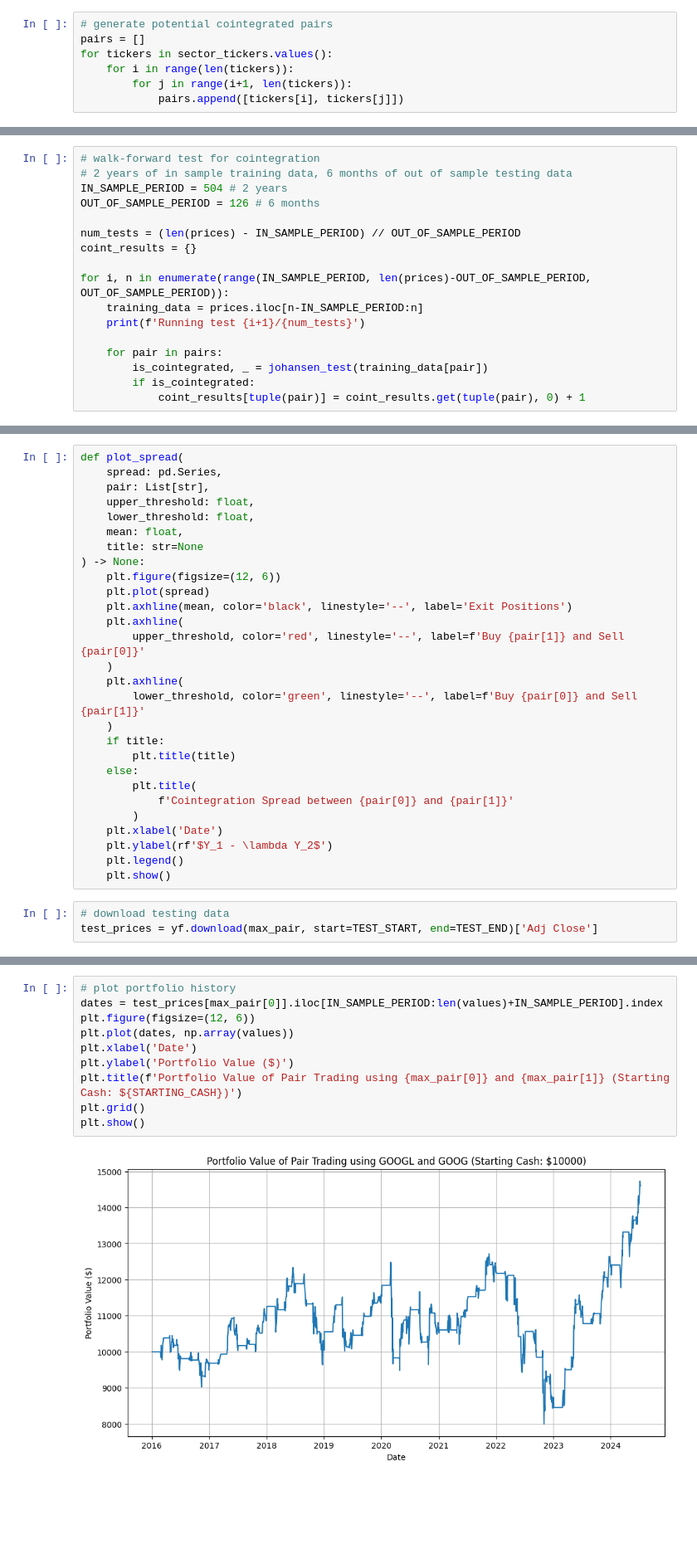
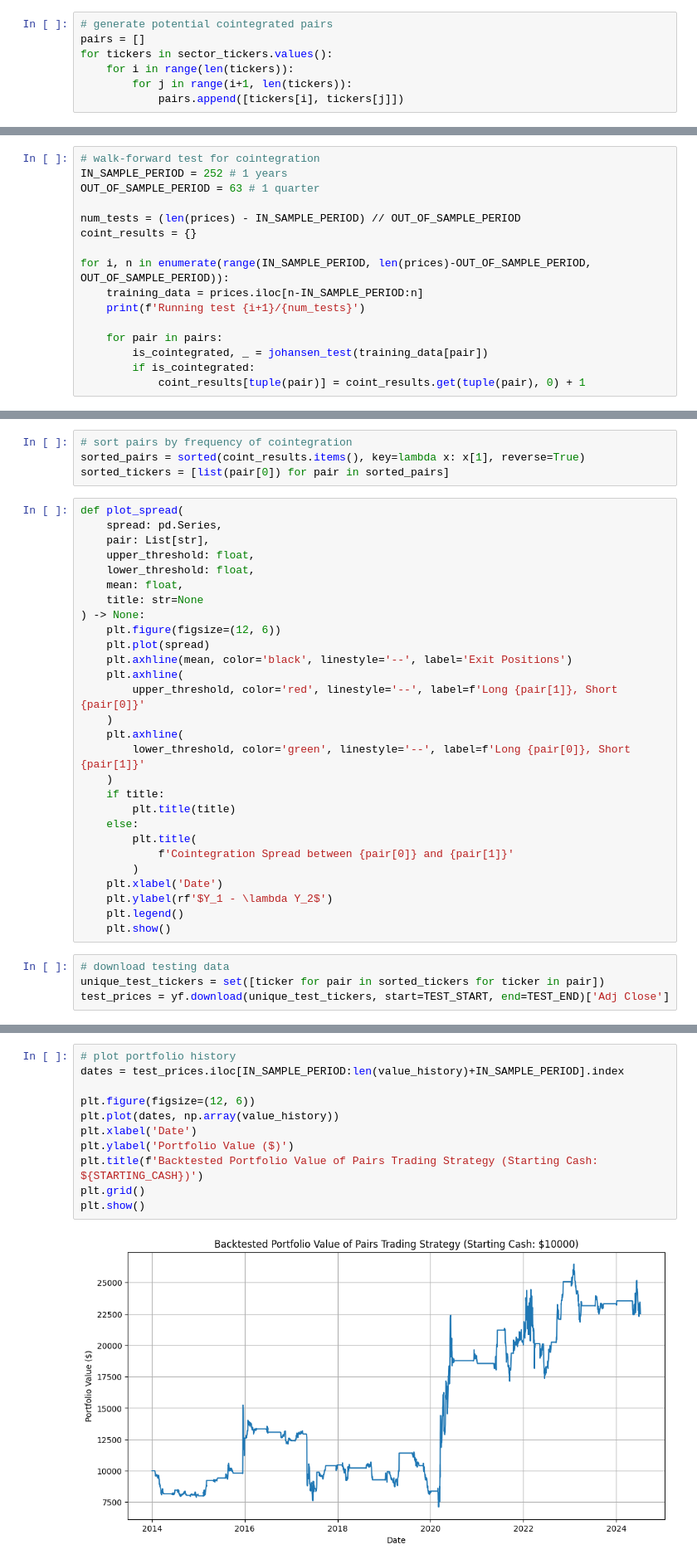
Before and after one commit to yangsu01/funance_blog, a Jupyter notebook: blogs/11-cointegration/cointegration.ipynb, the cells around one changed output, grey strips where cells are left out. Shown at 83% size. Saved outputs shown, nothing was run; the diff lists cells and outputs as text; blank space fills up the shorter version.

```diff
--- a/blogs/11-cointegration/cointegration.ipynb
+++ b/blogs/11-cointegration/cointegration.ipynb
@@ -66,9 +68,8 @@ def johansen_test(data: pd.DataFrame) -> Tuple[bool, dict]:
     return is_cointegrated, results
 # %%
 # walk-forward test for cointegration
-# 2 years of in sample training data, 6 months of out of sample testing data
-IN_SAMPLE_PERIOD = 504 # 2 years
-OUT_OF_SAMPLE_PERIOD = 126 # 6 months
+IN_SAMPLE_PERIOD = 252 # 1 years
+OUT_OF_SAMPLE_PERIOD = 63 # 1 quarter
 
 num_tests = (len(prices) - IN_SAMPLE_PERIOD) // OUT_OF_SAMPLE_PERIOD
 coint_results = {}
@@ -105,3 +103,7 @@ max_pair = list(keys[vals.index(np.max(vals))])
+# %%
+# sort pairs by frequency of cointegration
+sorted_pairs = sorted(coint_results.items(), key=lambda x: x[1], reverse=True)
+sorted_tickers = [list(pair[0]) for pair in sorted_pairs]
 # %%
 def plot_spread(
     spread: pd.Series,
@@ -115,10 +117,10 @@ def plot_spread(
     plt.plot(spread)
     plt.axhline(mean, color='black', linestyle='--', label='Exit Positions')
     plt.axhline(
-        upper_threshold, color='red', linestyle='--', label=f'Buy {pair[1]} and Sell {pair[0]}'
+        upper_threshold, color='red', linestyle='--', label=f'Long {pair[1]}, Short {pair[0]}'
     )
     plt.axhline(
-        lower_threshold, color='green', linestyle='--', label=f'Buy {pair[0]} and Sell {pair[1]}'
+        lower_threshold, color='green', linestyle='--', label=f'Long {pair[0]}, Short {pair[1]}'
     )
     if title:
         plt.title(title)
@@ -132,5 +134,6 @@ def plot_spread(
     plt.show()
 # %%
 # download testing data
-test_prices = yf.download(max_pair, start=TEST_START, end=TEST_END)['Adj Close']
+unique_test_tickers = set([ticker for pair in sorted_tickers for ticker in pair])
+test_prices = yf.download(unique_test_tickers, start=TEST_START, end=TEST_END)['Adj Close']
 # %% [output]
@@ -267,12 +269,13 @@ values, returns = calculate_returns(
 # %%
 # plot portfolio history
-dates = test_prices[max_pair[0]].iloc[IN_SAMPLE_PERIOD:len(values)+IN_SAMPLE_PERIOD].index
+dates = test_prices.iloc[IN_SAMPLE_PERIOD:len(value_history)+IN_SAMPLE_PERIOD].index
+
 plt.figure(figsize=(12, 6))
-plt.plot(dates, np.array(values))
+plt.plot(dates, np.array(value_history))
 plt.xlabel('Date')
 plt.ylabel('Portfolio Value ($)')
-plt.title(f'Portfolio Value of Pair Trading using {max_pair[0]} and {max_pair[1]} (Starting Cash: ${STARTING_CASH})')
+plt.title(f'Backtested Portfolio Value of Pairs Trading Strategy (Starting Cash: ${STARTING_CASH})')
 plt.grid()
 plt.show()
 # %% [output]
-[figure, old version]
+[figure, new version]
```
Also changed, not shown: parts of 15 cells of this notebook.
